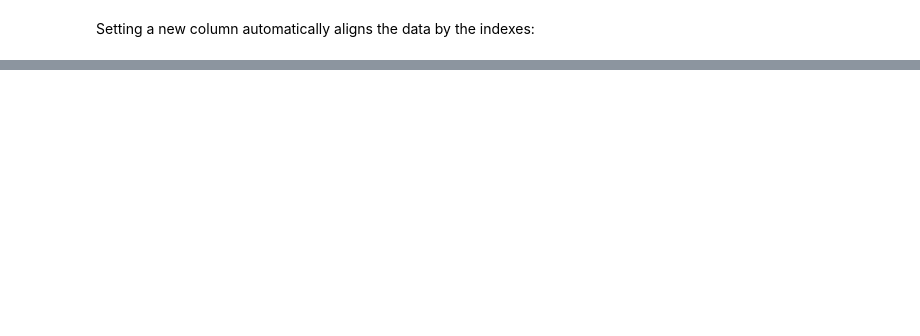
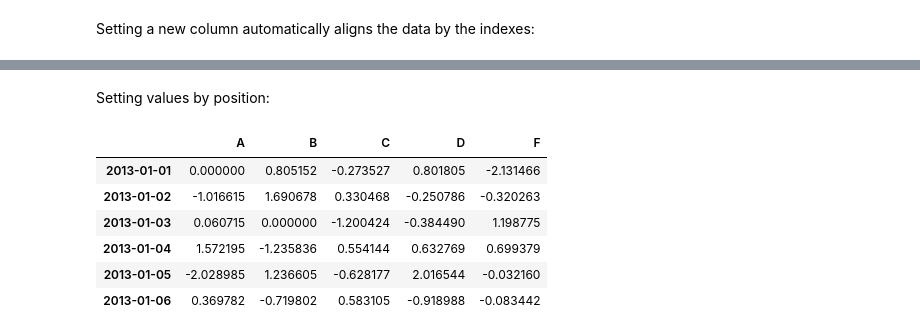
Before and after one commit to neroblack4life/pandas-tutorials, a Jupyter notebook: pandas-userguide.ipynb, the cells around one changed output, grey strips where cells are left out. Saved outputs shown, nothing was run; the diff lists cells and outputs as text; code cells hidden in the pictures; blank space fills up the shorter version.

```diff
--- a/pandas-userguide.ipynb
+++ b/pandas-userguide.ipynb
@@ -445,0 +476,13 @@ Setting a new column automatically aligns the data by the indexes:
+# %% [markdown]
+Setting values by position:
+# %%
+df.iat[2, 1] = 0
+df
+# %% [output]
+|  | A | B | C | D | F |
+| 2013-01-01 | 0.000000 | 0.805152 | -0.273527 | 0.801805 | -2.131466 |
+| 2013-01-02 | -1.016615 | 1.690678 | 0.330468 | -0.250786 | -0.320263 |
+| 2013-01-03 | 0.060715 | 0.000000 | -1.200424 | -0.384490 | 1.198775 |
+| 2013-01-04 | 1.572195 | -1.235836 | 0.554144 | 0.632769 | 0.699379 |
+| 2013-01-05 | -2.028985 | 1.236605 | -0.628177 | 2.016544 | -0.032160 |
+| 2013-01-06 | 0.369782 | -0.719802 | 0.583105 | -0.918988 | -0.083442 |
```
Also changed, not shown: parts of 76 cells of this notebook.
